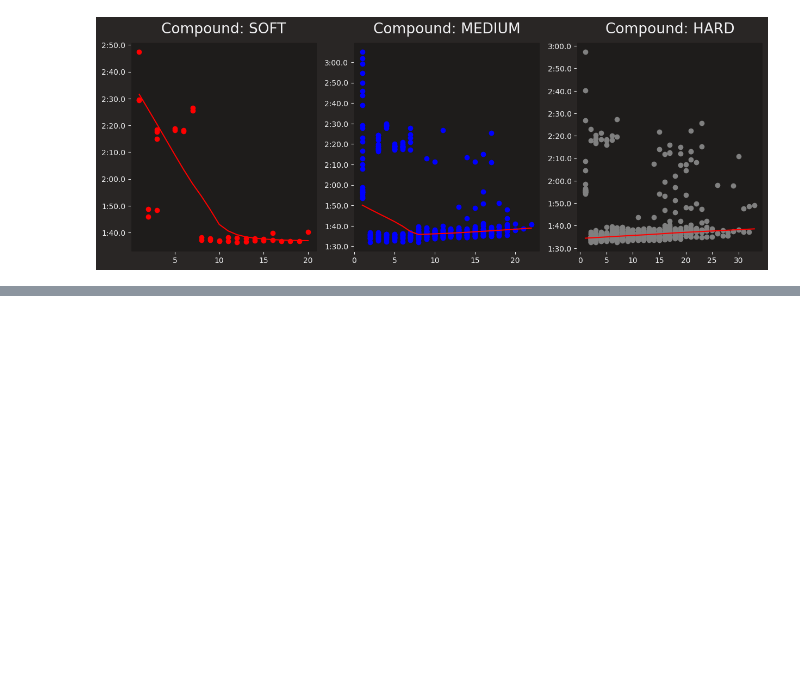
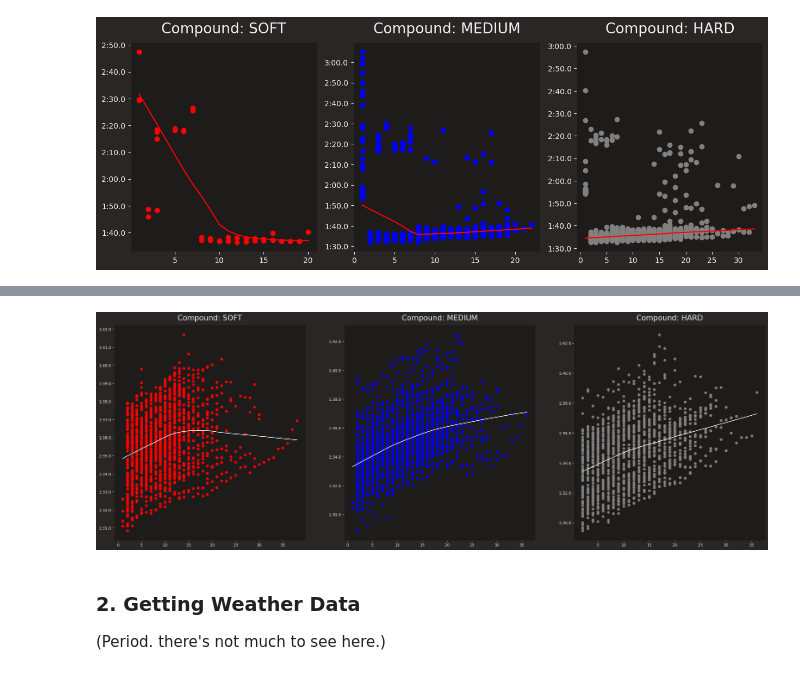
Before and after one commit to eachen1010/f1_race_strategy_sim, a Jupyter notebook: data_analysis.ipynb, the cells around one changed output, grey strips where cells are left out. Saved outputs shown, nothing was run; the diff lists cells and outputs as text; code cells hidden in the pictures; blank space fills up the shorter version.

Commit message:
Committing weather data

```diff
--- a/data_analysis.ipynb
+++ b/data_analysis.ipynb
@@ -111,0 +113,11 @@ Looks just as how we expected. Hards are more durable while softs are faster but
+# %%
+# Load in sessions (this will take a long time)
+years = [2018, 2019, 2020, 2021, 2022, 2023]
+circuits = ["Austria", "Baku", "Bahrain", "Belgium", "Monaco"]
+sessions = []
+
+for year in years:
+    # for circuit in circuits:
+    session = fastf1.get_session(year, 'Hungary', 'Race')
+    session.load()
+    sessions.append(session)
@@ -111,0 +142,55 @@ Looks just as how we expected. Hards are more durable while softs are faster but
+# %%
+# Iterate through sessions and compile info from each
+fig, axs = plt.subplots(1, 3, figsize=(30, 10))
+TOTAL_FUEL_KG = 110
+TIME_LOSS_PER_KG = 0.03
+
+compounds = ['SOFT', 'MEDIUM', 'HARD']
+colors = ['red', 'blue', 'gray']
+pdfs = [pd.DataFrame(), pd.DataFrame(), pd.DataFrame()]
+
+for session in sessions:
+    for i in range(len(compounds)):
+        stints = session.laps[["Driver", "Stint", "Compound", "LapNumber", "LapTime"]]
+
+        stints.loc[:,'StintLapNumber'] = stints.groupby(["Driver", "Stint"]).cumcount() + 1
+        comp_data = stints[(stints['Compound'] == compounds[i]) & (stints['LapNumber'] > 1)]
+        comp_data = comp_data.dropna()
+        comp_data.loc[:, 'LapTimeSec'] = pd.to_timedelta(comp_data['LapTime']).dt.total_seconds()
+
+        # We need to account for the fuel weight in the car because it can affect the laptime
+        # Calculate fuel weight at each lap
+        comp_data['FuelWeight'] = TOTAL_FUEL_KG - (comp_data['StintLapNumber'] - 1) * (TOTAL_FUEL_KG / comp_data['StintLapNumber'].max())
+
+         # Calculate 107% threshold
+        fastest_lap_time = comp_data['LapTimeSec'].min()
+        threshold = fastest_lap_time * 1.07
+
+        # Filter laps within 107% of the fastest lap time to account for
+        comp_data = comp_data[comp_data['LapTimeSec'] <= threshold]
+
+        # Adjust LapTime for fuel loss
+        comp_data['AdjustedLapTimeSec'] = comp_data['LapTimeSec'] - (comp_data['FuelWeight'] * TIME_LOSS_PER_KG)
+        comp_data['AdjustedLapTime'] = pd.to_timedelta(comp_data['AdjustedLapTimeSec'], unit='s')
+
+        pdfs[i] =  pd.concat([pdfs[i], comp_data], ignore_index=True)
+
+        # Graph number of laps vs laptime
+        axs[i].scatter(comp_data["StintLapNumber"], comp_data["AdjustedLapTime"], color=colors[i])
+
+for i in range(3):
+    # We'll use LOWESS
+    lowess = sm.nonparametric.lowess
+    y_smooth = lowess(pdfs[i]["AdjustedLapTimeSec"], pdfs[i]["StintLapNumber"], frac=0.8)  # `frac` determines smoothing
+
+    # Extract the smoothed x and y
+    x_smooth = y_smooth[:, 0]
+    y_smooth = y_smooth[:, 1]
+    y_smooth_timedelta = pd.to_timedelta(y_smooth, unit='s')
+    axs[i].plot(x_smooth, y_smooth_timedelta, label='LOWESS Smoothed', color='white')
+    axs[i].set_title(f"Compound: {compounds[i]}")
+# %% [output]
+[figure, added]
+# %% [markdown]
+### 2. Getting Weather Data
+(Period. there's not much to see here.)
```
Also changed, not shown: parts of 5 cells of this notebook.
